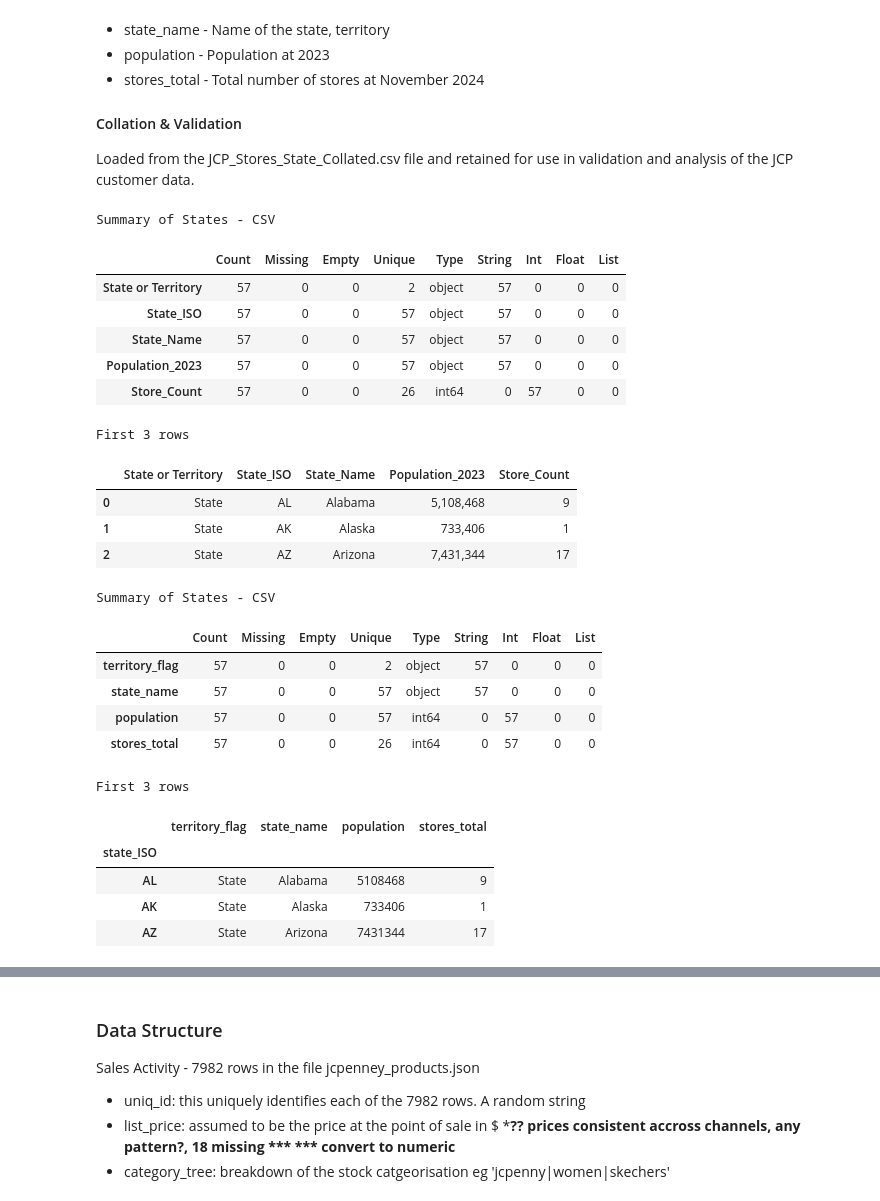
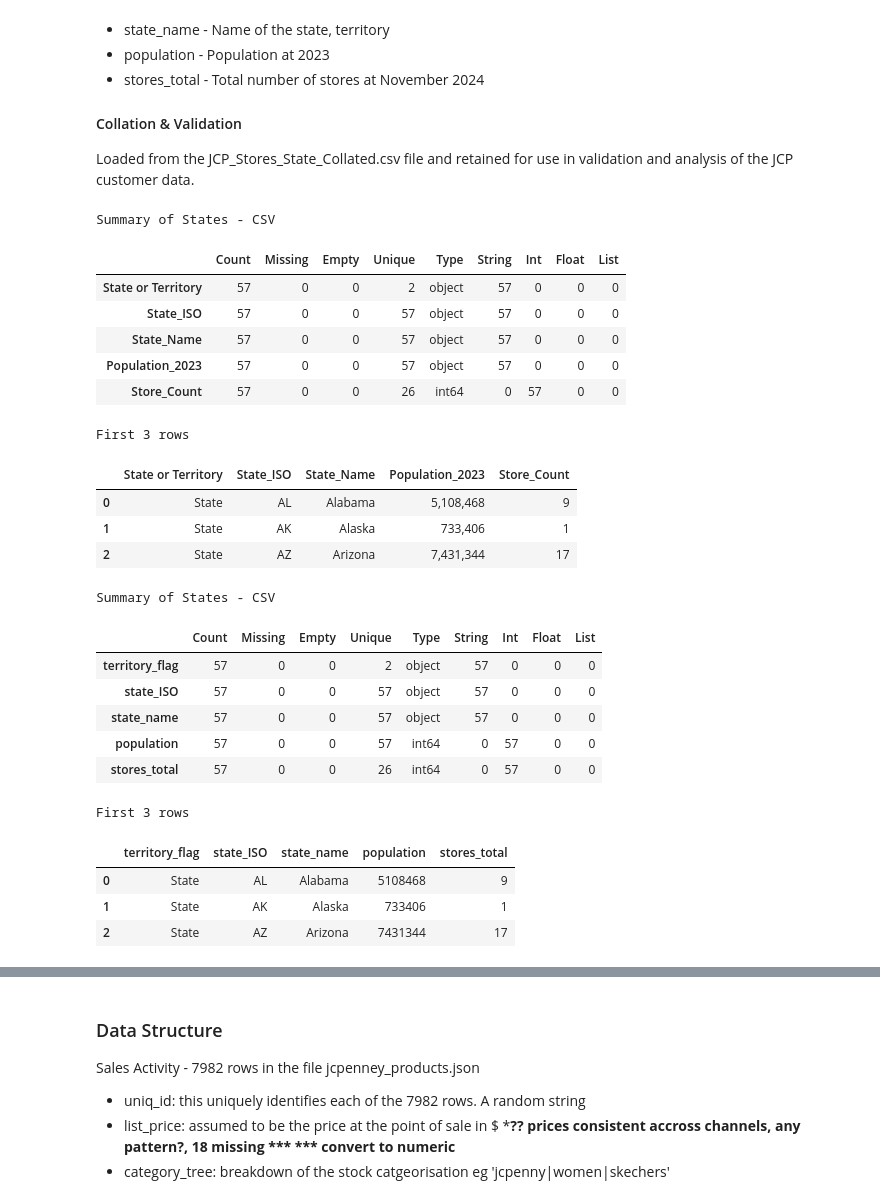
Before and after one commit to StuartG24/Retail_Data_Analysis, a Jupyter notebook: Report_Draft.ipynb, the cells around one changed output, grey strips where cells are left out. Cells and saved outputs as stored; diff of their text form; code cells hidden in the pictures.

Commit message:
Customers and states ref nearly completed!?

```diff
--- a/Report_Draft.ipynb
+++ b/Report_Draft.ipynb
@@ -251,7 +251,7 @@ states_df = states_df.rename(columns={'State or Territory': 'territory_flag',
                                             'State_ISO': 'state_ISO', 'State_Name': 'state_name',
                                             'Population_2023': 'population',
                                             'Store_Count': 'stores_total'})
-states_df.set_index(keys='state_ISO', inplace=True)
+#states_df.set_index(keys='state_ISO', inplace=True)
 
 # Convert population to int
 states_df['population'] = states_df['population'].str.replace(',', '').astype(int)
@@ -263,51 +263,40 @@ print(f'First 3 rows')
 display(states_df.head(3))
 
 # Tidy up
 del file_path
 
 # Provide a simple state lookup of ISO for a given name
-def get_state_ISO(state_name):
-    #print(state_name)
+def get_state(state_name):
     matched_state = states_df.loc[states_df['state_name'] == state_name]
     if len(matched_state) == 1:
-        #print(matched_state.iloc[0,'state_ISO'])
-        return matched_state
+        return matched_state.iloc[0]
     else:
         return None
-
-
-    '''
-    matched_state = states_df.loc[states_df['state_name'] == state_name]
-    if len(matched_state) == 1:
-        return(matched_state['state_ISO'])
-    else:
-        return None
-    '''
 # %% [output]
 Summary of States - CSV
 |  | Count | Missing | Empty | Unique | Type | String | Int | Float | List |
 | State or Territory | 57 | 0 | 0 | 2 | object | 57 | 0 | 0 | 0 |
 | State_ISO | 57 | 0 | 0 | 57 | object | 57 | 0 | 0 | 0 |
 | State_Name | 57 | 0 | 0 | 57 | object | 57 | 0 | 0 | 0 |
 | Population_2023 | 57 | 0 | 0 | 57 | object | 57 | 0 | 0 | 0 |
 | Store_Count | 57 | 0 | 0 | 26 | int64 | 0 | 57 | 0 | 0 |
 First 3 rows
 |  | State or Territory | State_ISO | State_Name | Population_2023 | Store_Count |
 | 0 | State | AL | Alabama | 5,108,468 | 9 |
 | 1 | State | AK | Alaska | 733,406 | 1 |
 | 2 | State | AZ | Arizona | 7,431,344 | 17 |
 Summary of States - CSV
 |  | Count | Missing | Empty | Unique | Type | String | Int | Float | List |
 | territory_flag | 57 | 0 | 0 | 2 | object | 57 | 0 | 0 | 0 |
+| state_ISO | 57 | 0 | 0 | 57 | object | 57 | 0 | 0 | 0 |
 | state_name | 57 | 0 | 0 | 57 | object | 57 | 0 | 0 | 0 |
 | population | 57 | 0 | 0 | 57 | int64 | 0 | 57 | 0 | 0 |
 | stores_total | 57 | 0 | 0 | 26 | int64 | 0 | 57 | 0 | 0 |
 First 3 rows
-|  | territory_flag | state_name | population | stores_total |
-| state_ISO |  |  |  |  |
-| AL | State | Alabama | 5108468 | 9 |
-| AK | State | Alaska | 733406 | 1 |
-| AZ | State | Arizona | 7431344 | 17 |
+|  | territory_flag | state_ISO | state_name | population | stores_total |
+| 0 | State | AL | Alabama | 5108468 | 9 |
+| 1 | State | AK | Alaska | 733406 | 1 |
+| 2 | State | AZ | Arizona | 7431344 | 17 |
 # %% [markdown]
 ### Customer Details
 
```
Also changed, not shown: parts of 4 cells of this notebook.
